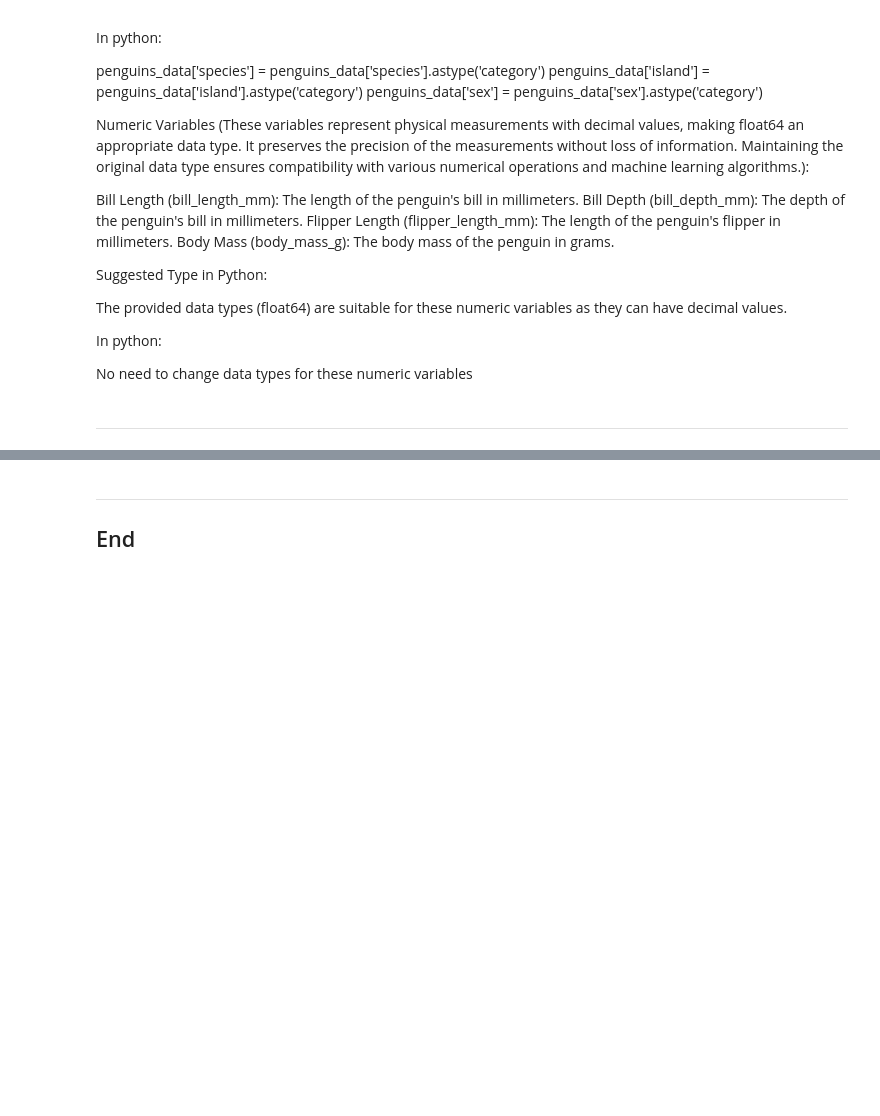
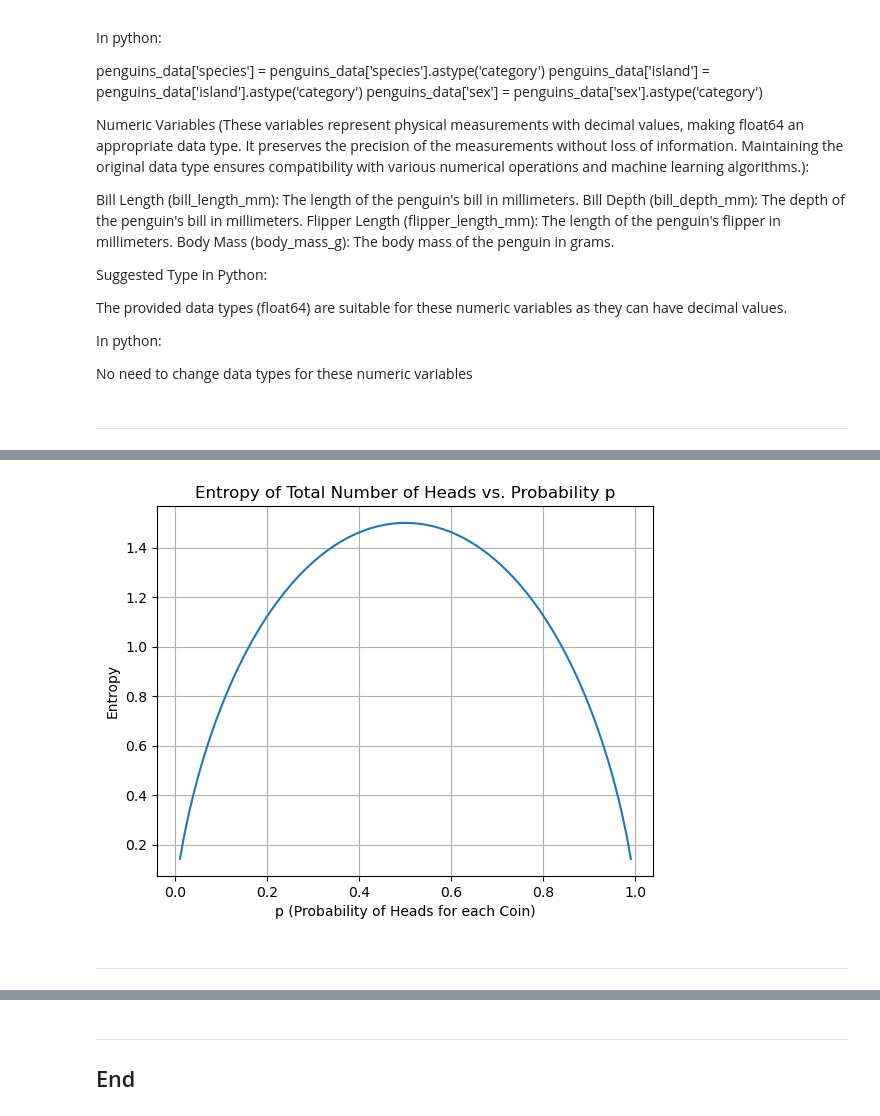
Before and after one commit to AnaFMello/fundamental_data_analysis_2023, a Jupyter notebook: tasks.ipynb, the cells around one changed output, grey strips where cells are left out. Saved outputs shown, nothing was run; the diff lists cells and outputs as text; code cells hidden in the pictures; blank space fills up the shorter version.

```diff
--- a/tasks.ipynb
+++ b/tasks.ipynb
@@ -154,0 +164,37 @@ No need to change data types for these numeric variables
+# %%
+import matplotlib.pyplot as plt
+import numpy as np
+
+def entropy(p):
+    # Probability distribution for total number of heads
+    p0 = (1 - p)**2
+    p1 = 2 * p * (1 - p)
+    p2 = p**2
+
+    # Avoid log(0) by setting it to 0
+    p0 = 1e-10 if p0 == 0 else p0
+    p1 = 1e-10 if p1 == 0 else p1
+    p2 = 1e-10 if p2 == 0 else p2
+
+    # Calculate entropy
+    H = - (p0 * np.log2(p0) + p1 * np.log2(p1) + p2 * np.log2(p2))
+
+    return H
+
+# Values of p
+p_values = np.linspace(0.01, 0.99, 100)
+
+# Calculate entropy for each p
+entropy_values = [entropy(p) for p in p_values]
+
+# Plotting
+plt.plot(p_values, entropy_values)
+plt.title('Entropy of Total Number of Heads vs. Probability p')
+plt.xlabel('p (Probability of Heads for each Coin)')
+plt.ylabel('Entropy')
+plt.grid(True)
+plt.show()
+# %% [output]
+[figure, added]
+# %% [markdown]
+***
```
Also changed, not shown: parts of 4 cells of this notebook, 1 other file.
